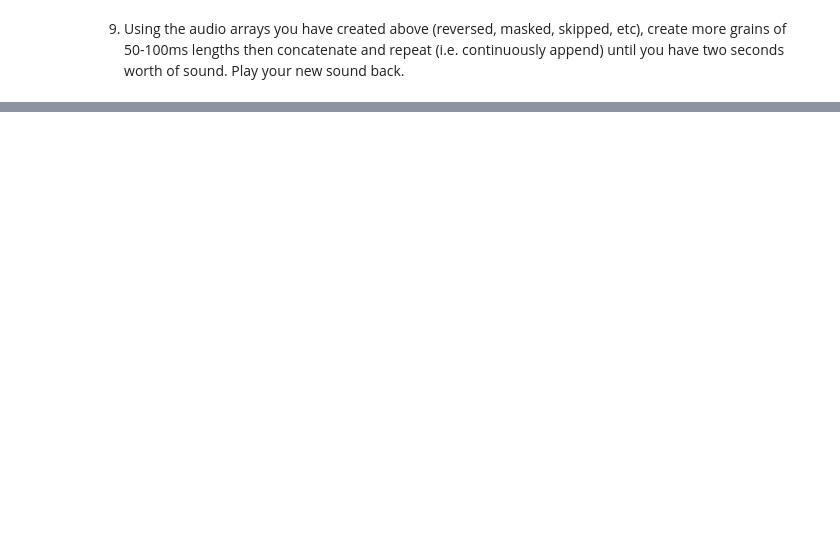
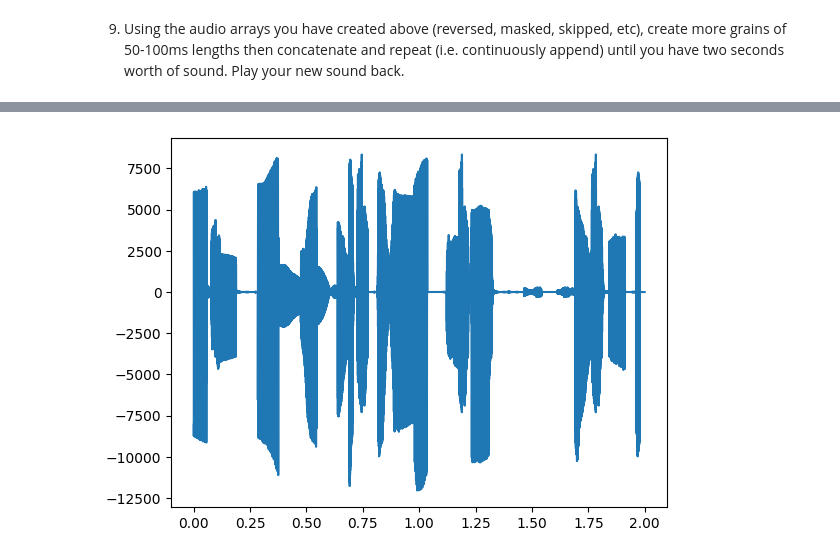
Before and after one commit to SamK65/AudioTechII, a Jupyter notebook: Activities/Activity1_numpyPlayingSound.ipynb, the cells around one changed output, grey strips where cells are left out. Drawn from its saved outputs; the diff is of its cells as text; code cells hidden in the pictures; blank space fills up the shorter version.

```diff
--- a/Activities/Activity1_numpyPlayingSound.ipynb
+++ b/Activities/Activity1_numpyPlayingSound.ipynb
@@ -66,2 +137,34 @@ start =
 # %% [markdown]
 9) Using the audio arrays you have created above (reversed, masked, skipped, etc), create more grains of 50-100ms lengths then concatenate and repeat (i.e. continuously append) until you have two seconds worth of sound. Play your new sound back.
+# %%
+# Granular synthesis! (no poly yet)
+# Let me know if I can avoid using the loop (explicitly)
+# Control+Enter runs without creating new cell
+
+# reversed is built-in python function, so I have to make
+# local variable of it in the cell
+reversed = np.flip(x)
+totalSamps = 2*fs
+sound, soundSamps = np.array([]), 0
+minGrainSamps, maxGrainSamps = int(0.05*fs), int(0.1*fs)
+while soundSamps < totalSamps:
+    # Choose random duration (in samples)
+    grainSamps = np.random.randint(minGrainSamps, maxGrainSamps)
+    # Choose array
+    r = np.random.randint(4)
+    arr = (x if r == 0
+      else reversed  if r == 1
+      else skipped if r == 2
+      else masked)
+    # Choose random point in array, avoiding bounding problems
+    # np quietly ignores out-of-bounds list slicing
+    start = np.random.randint(arr.size - grainSamps)
+    # Create grain and append to sound
+    grain = arr[start:start+grainSamps]
+    sound = np.concatenate((sound, grain))
+    soundSamps += grainSamps
+
+sound = sound[:totalSamps]
+plt.plot(t[:totalSamps], sound)
+Audio(sound, rate=fs) # sounds like a sorting algorithm
+# %% [output]
@@ -67,0 +172 @@ start =
+[figure, added]
```
Also changed, not shown: parts of 12 cells of this notebook.
